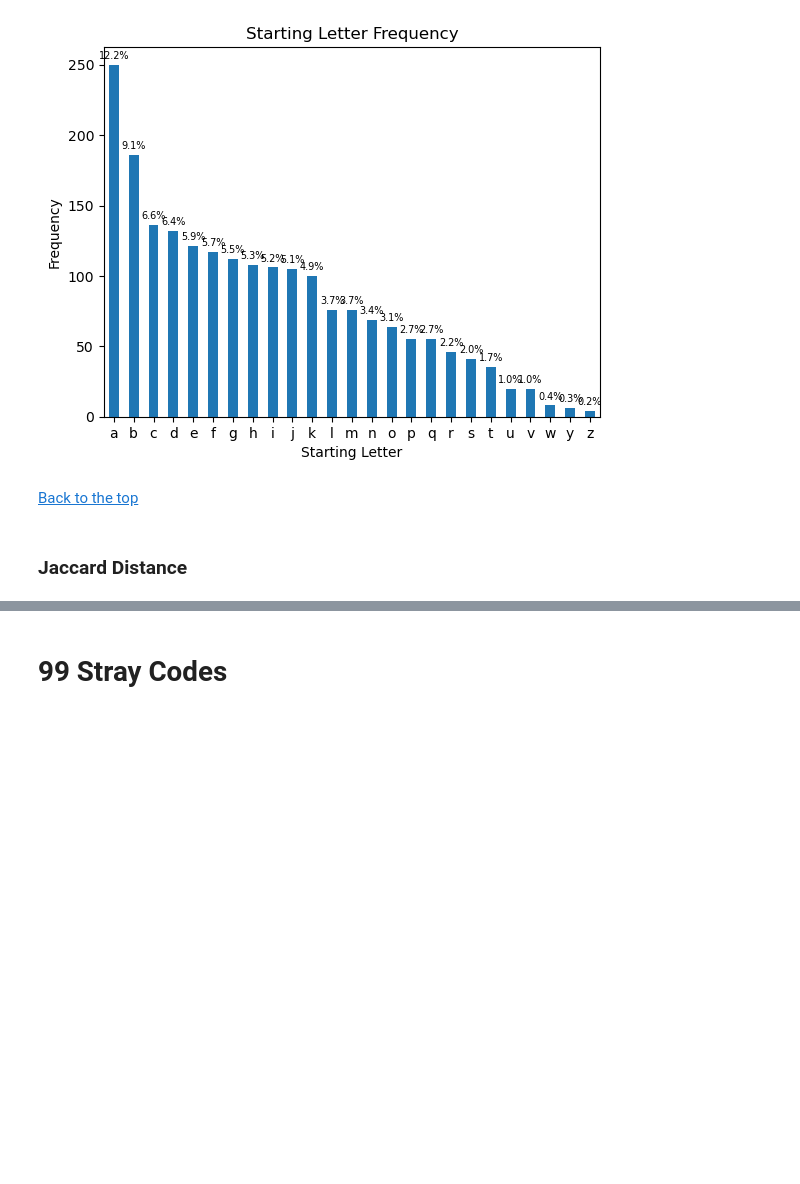
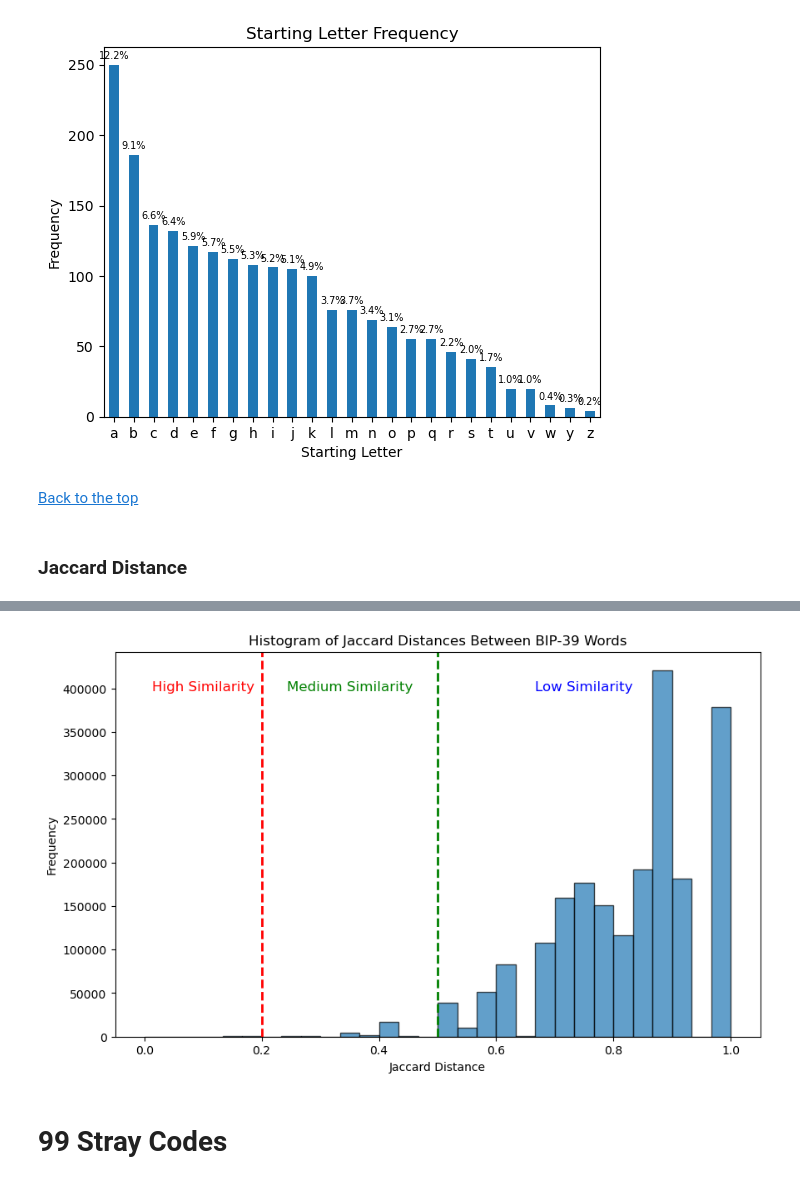
Before and after one commit to ashrithssreddy/Bitcoin_Utils, a Jupyter notebook: notebooks/seed_words_EDA.ipynb, the cells around one changed output, grey strips where cells are left out. Drawn from its saved outputs; the diff is of its cells as text; code cells hidden in the pictures; blank space fills up the shorter version.

Commit message:
Jaccard distance
Completed jaccard distance code

```diff
--- a/notebooks/seed_words_EDA.ipynb
+++ b/notebooks/seed_words_EDA.ipynb
@@ -229,3 +302,26 @@ plt.show()
+# %%
+# Plot a histogram of the Jaccard distances
+plt.figure(figsize=(10, 6))  # Set canvas size
+plt.hist(jaccard_df['jaccard_distance'], bins=30, edgecolor='black', alpha=0.7)
+
+# Set titles and labels
+plt.title('Histogram of Jaccard Distances Between BIP-39 Words')
+plt.xlabel('Jaccard Distance')
+plt.ylabel('Frequency')
+
+# Add vertical lines for cutoffs
+plt.axvline(x=0.2, color='r', linestyle='--', linewidth=2)
+plt.axvline(x=0.5, color='g', linestyle='--', linewidth=2)
+
+# Manually create the legend labels for each compartment
+plt.text(0.1, plt.ylim()[1]*0.9, 'High Similarity', color='red', fontsize=12, ha='center')
+plt.text(0.35, plt.ylim()[1]*0.9, 'Medium Similarity', color='green', fontsize=12, ha='center')
+plt.text(0.75, plt.ylim()[1]*0.9, 'Low Similarity', color='blue', fontsize=12, ha='center')
+
+# Show the plot
+plt.show()
+# %% [output]
+[figure, added]
 # %% [markdown]
 # 99 Stray Codes
 # %%
```
Also changed, not shown: parts of 2 cells of this notebook.
